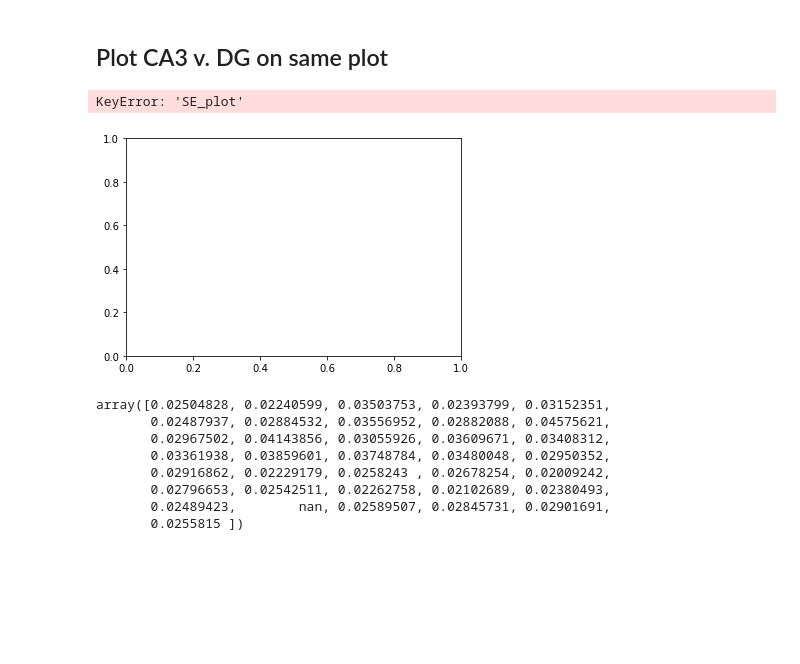
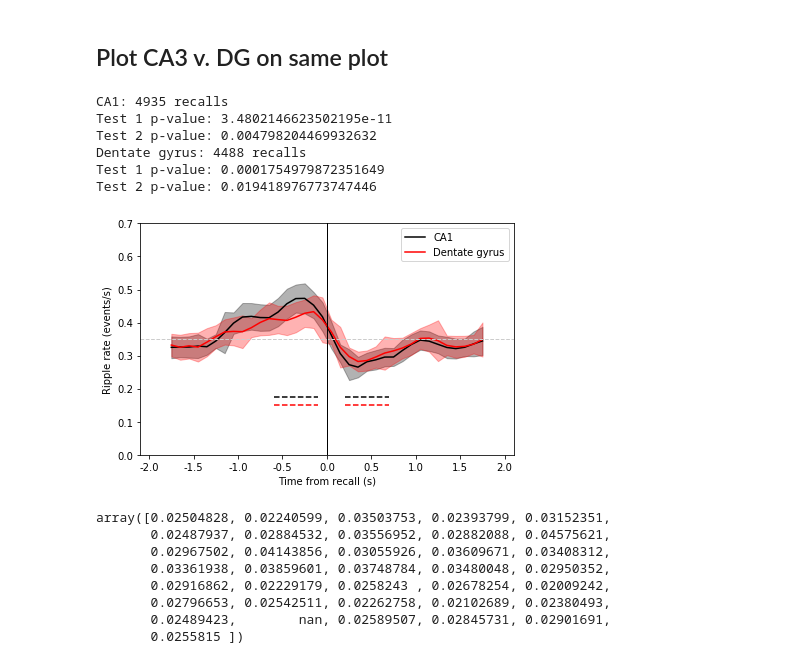
Before and after one commit to jjsakon/SWR, a Jupyter notebook: code/SWRplots.ipynb, the cells around one changed output. Cells and saved outputs as stored; diff of their text form; code cells hidden in the pictures; blank space fills up the shorter version.

```diff
--- a/code/SWRplots.ipynb
+++ b/code/SWRplots.ipynb
@@ -35,7 +35,7 @@ The autoreload extension is already loaded. To reload it, use:
 
 selected_period = 'surrounding_recall'
 remove_soz_ictal = False
-recall_type_switch = 0 # 0 for original, 1 for only those with subsequent, 2 for second recalls only, 3 for isolated recalls
+recall_type_switch = 6 # 0 for original, 1 for only those with subsequent, 2 for second recalls only, 3 for isolated recalls
 region_name = 'HPC'
 # location_selected = 'ca1' # 'ca3' # 'dg' 'ca1' # sub # left hippocampus # right hippocampus # hippocampus
 # # (leave as '' if not HPC)
@@ -90,35 +90,40 @@ for p,location_selected in enumerate(['ca1','dg']):
         fill_between(xr, PSTH-SE_plot[0,:], PSTH+SE_plot[0,:],
                      color=color, alpha = 0.3, label='_nolegend_')
 
     # plot bands of significance
     if bin_model1.pvalues[1] < 0.05:
         plot([first_end-stats_bin,first_end],[line_dist,line_dist],'--',
              color=color,label='_nolegend_')
     if bin_model2.pvalues[1] < 0.05:
         plot([second_start,second_start+stats_bin],[line_dist,line_dist],'--',
              color=color,label='_nolegend_')
     print(label+': '+str(num_trials)+' recalls')
     print('Test 1 p-value: '+str(bin_model1.pvalues[1]))
     print('Test 2 p-value: '+str(bin_model2.pvalues[1]))
 
 xticks(np.arange(psth_start,psth_end+1,500),np.arange(psth_start/1000,psth_end/1000+1,500/1000))
 xlabel('Time from recall (s)')
 ylabel('Ripple rate (events/s)')
 ylim = 0.7 # keep it here since occasionally CIs get kinda high
 ax.set_ylim(0,ylim)
 ax.set_xlim(psth_start-100,psth_end+100)
 plot([ax.get_xlim()[0],ax.get_xlim()[1]],[0.35,0.35],linewidth=1,linestyle='--',color=(0.8,0.8,0.8),label='_nolegend_')
 plot([0,0],[ax.get_ylim()[0],ax.get_ylim()[1]],linewidth=1,linestyle='-',color=(0,0,0),label='_nolegend_')
 ax.legend({'CA1','Dentate gyrus'})
 tight_layout()
 
 if save_plot == 1:
     plt.savefig('../figures/PSTHplots/'+exp+'_'+'PSTH_'+region_name+'-'+str(recall_type_switch)+'.pdf',transparent=True)
 plt.show()
 a=1;
 # %% [output]
-KeyError: 'SE_plot'
+CA1: 4935 recalls
+Test 1 p-value: 3.4802146623502195e-11
+Test 2 p-value: 0.004798204469932632
+Dentate gyrus: 4488 recalls
+Test 1 p-value: 0.0001754979872351649
+Test 2 p-value: 0.019418976773747446
-[figure, old version]
+[figure, new version]
 # %%
 tbin
 # %% [output]
```
Also changed, not shown: parts of 2 cells of this notebook, 5 other files.
